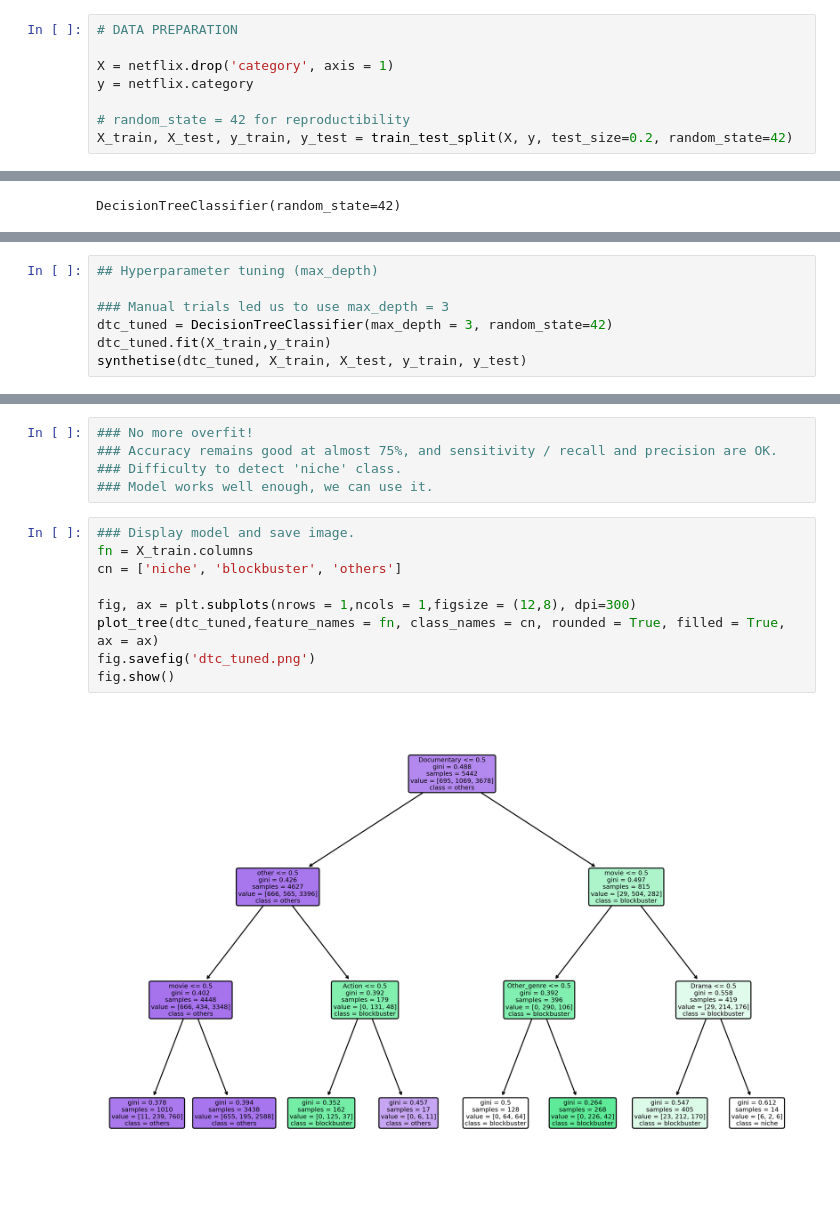
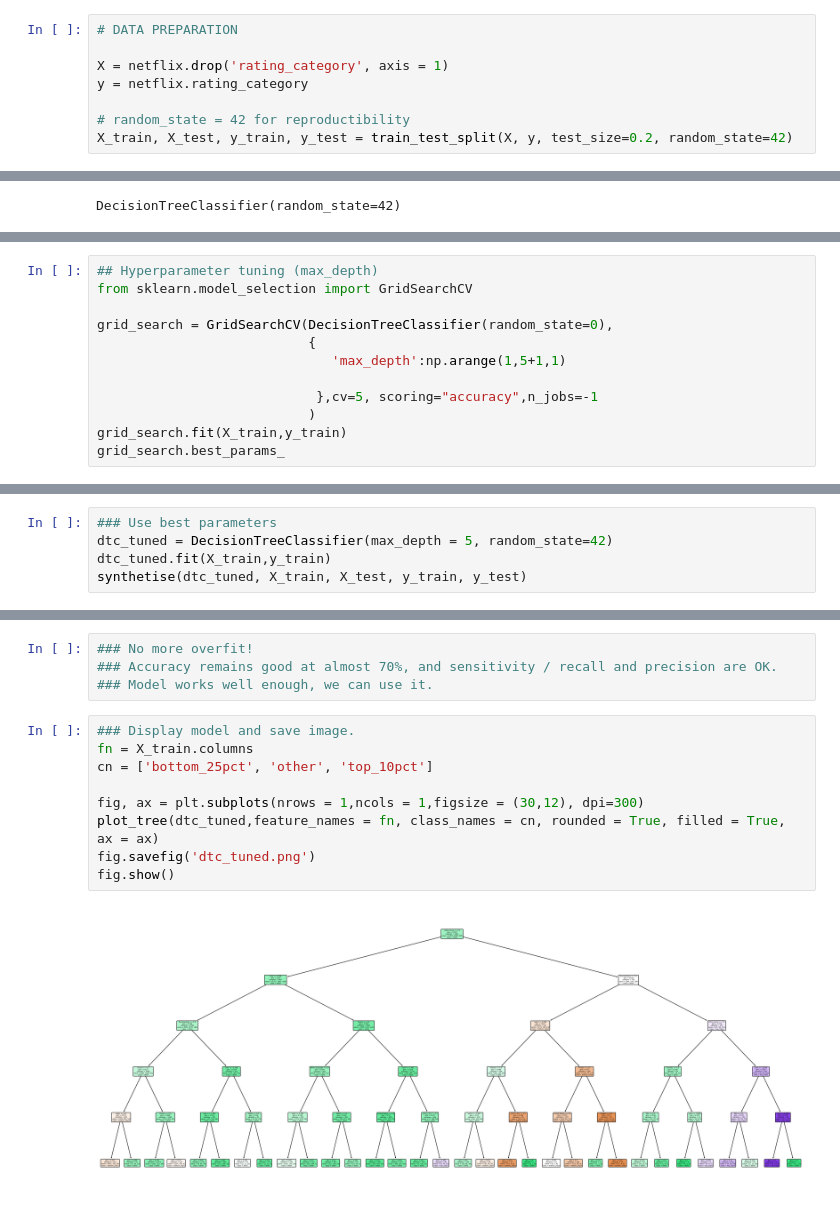
Before and after one commit to eric-martinet/Project7_SupervisedLearningNetflix, a Jupyter notebook: notebook/Netflix_DecisionTreeClassifier.ipynb, the cells around one changed output, grey strips where cells are left out. Saved outputs shown, nothing was run; the diff lists cells and outputs as text.

```diff
--- a/notebook/Netflix_DecisionTreeClassifier.ipynb
+++ b/notebook/Netflix_DecisionTreeClassifier.ipynb
@@ -51,8 +29,8 @@ def synthetise(model, X_train, X_test, y_train, y_test):
 # %%
 # DATA PREPARATION
 
-X = netflix.drop('category', axis = 1)
-y = netflix.category
+X = netflix.drop('rating_category', axis = 1)
+y = netflix.rating_category
 
 # random_state = 42 for reproductibility
 X_train, X_test, y_train, y_test = train_test_split(X, y, test_size=0.2, random_state=42)
@@ -110,0 +89,12 @@ Confusion matrix
+# %%
+## Hyperparameter tuning (max_depth)
+from sklearn.model_selection import GridSearchCV
+
+grid_search = GridSearchCV(DecisionTreeClassifier(random_state=0),
+                           {
+                              'max_depth':np.arange(1,5+1,1)
+
+                            },cv=5, scoring="accuracy",n_jobs=-1
+                           )
+grid_search.fit(X_train,y_train)
+grid_search.best_params_
@@ -111,8 +103,6 @@ Confusion matrix
 # %%
-## Hyperparameter tuning (max_depth)
-
-### Manual trials led us to use max_depth = 3
-dtc_tuned = DecisionTreeClassifier(max_depth = 3, random_state=42)
+### Use best parameters
+dtc_tuned = DecisionTreeClassifier(max_depth = 5, random_state=42)
 dtc_tuned.fit(X_train,y_train)
 synthetise(dtc_tuned, X_train, X_test, y_train, y_test)
 # %% [output]
@@ -136,16 +126,15 @@ Confusion matrix
 # %%
 ### No more overfit!
-### Accuracy remains good at almost 75%, and sensitivity / recall and precision are OK.
-### Difficulty to detect 'niche' class.
+### Accuracy remains good at almost 70%, and sensitivity / recall and precision are OK.
 ### Model works well enough, we can use it.
 # %%
 ### Display model and save image.
 fn = X_train.columns
-cn = ['niche', 'blockbuster', 'others']
+cn = ['bottom_25pct', 'other', 'top_10pct']
 
-fig, ax = plt.subplots(nrows = 1,ncols = 1,figsize = (12,8), dpi=300)
+fig, ax = plt.subplots(nrows = 1,ncols = 1,figsize = (30,12), dpi=300)
 plot_tree(dtc_tuned,feature_names = fn, class_names = cn, rounded = True, filled = True, ax = ax)
 fig.savefig('dtc_tuned.png')
 fig.show()
 # %% [output]
-[figure, old version]
+[figure, new version]
```
Also changed, not shown: parts of 8 cells of this notebook, 9 other files.
